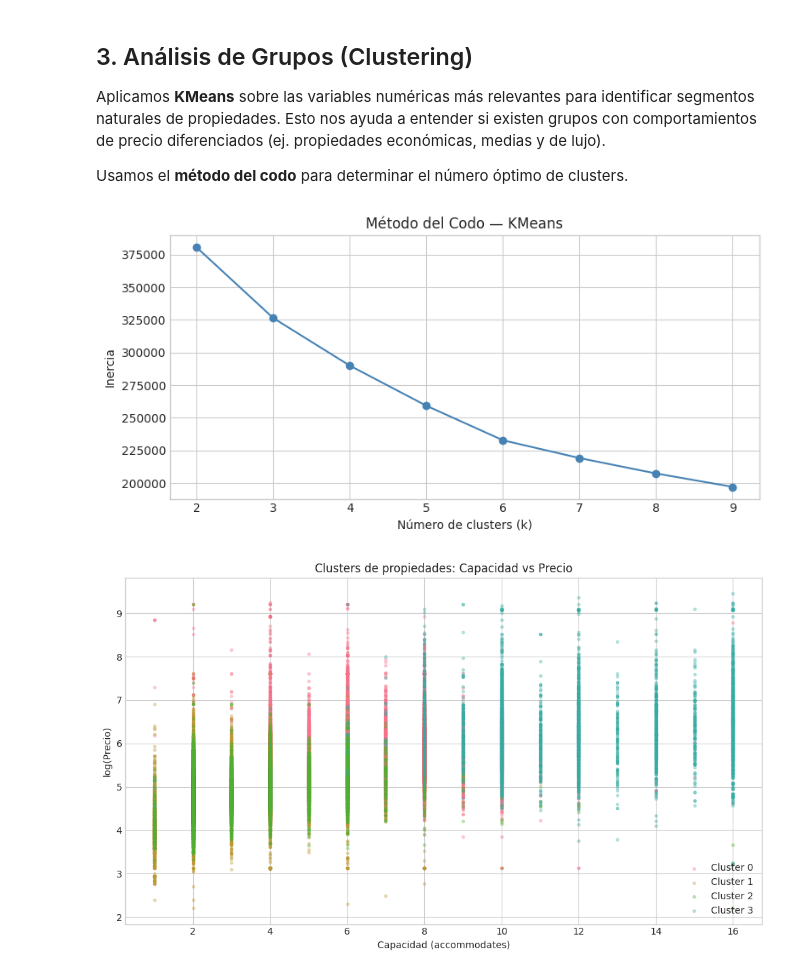
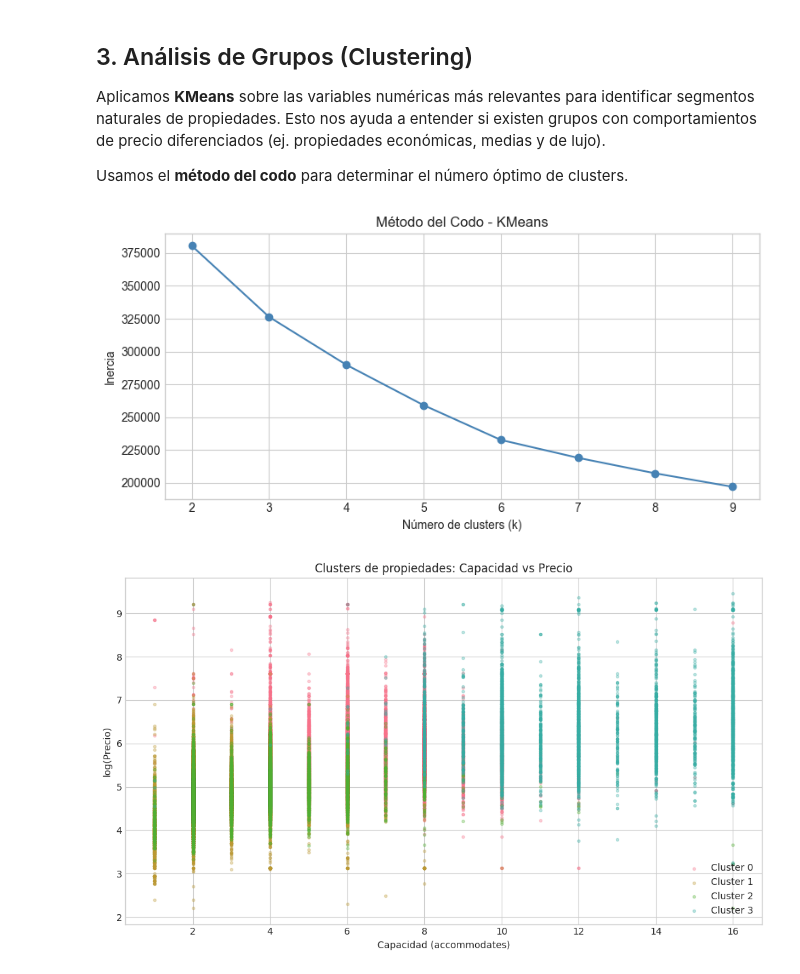
Before and after one commit to Jonialen/mineDatos-lab3, a Jupyter notebook: lab3.ipynb, the cells around one changed output. Saved outputs shown, nothing was run; the diff lists cells and outputs as text; code cells hidden in the pictures.

```diff
--- a/lab3.ipynb
+++ b/lab3.ipynb
@@ -303,34 +309,34 @@ Usamos el **método del codo** para determinar el número óptimo de clusters.
 # %%
 # Variables base para clustering (alta correlación con precio, pocas nulas)
 cluster_features = ['accommodates', 'bedrooms', 'beds', 'log_price',
                     'number_of_reviews', 'review_scores_rating',
                     'availability_365', 'reviews_per_month']
 
 # Usar solo filas sin nulos en esas columnas
 df_clust = df[cluster_features].dropna().copy()
 
 # Escalar para que KMeans no se vea afectado por rangos distintos
 scaler = StandardScaler()
 X_scaled = scaler.fit_transform(df_clust)
 
 # Método del codo: inercia para k = 2..9
 inertias = []
 K_range = range(2, 10)
 for k in K_range:
     km = KMeans(n_clusters=k, random_state=RANDOM_STATE, n_init=10)
     km.fit(X_scaled)
     inertias.append(km.inertia_)
 
 plt.figure(figsize=(8, 4))
 plt.plot(K_range, inertias, marker='o', color='steelblue')
-plt.title('Método del Codo — KMeans')
+plt.title('Método del Codo - KMeans')
 plt.xlabel('Número de clusters (k)')
 plt.ylabel('Inercia')
 plt.xticks(K_range)
 plt.tight_layout()
 plt.show()
 # %% [output]
-[figure, old version]
+[figure, new version]
 # %%
 # Elegimos k=4 según el codo
 K_OPTIMAL = 4
```
Also changed, not shown: parts of 40 cells of this notebook.
